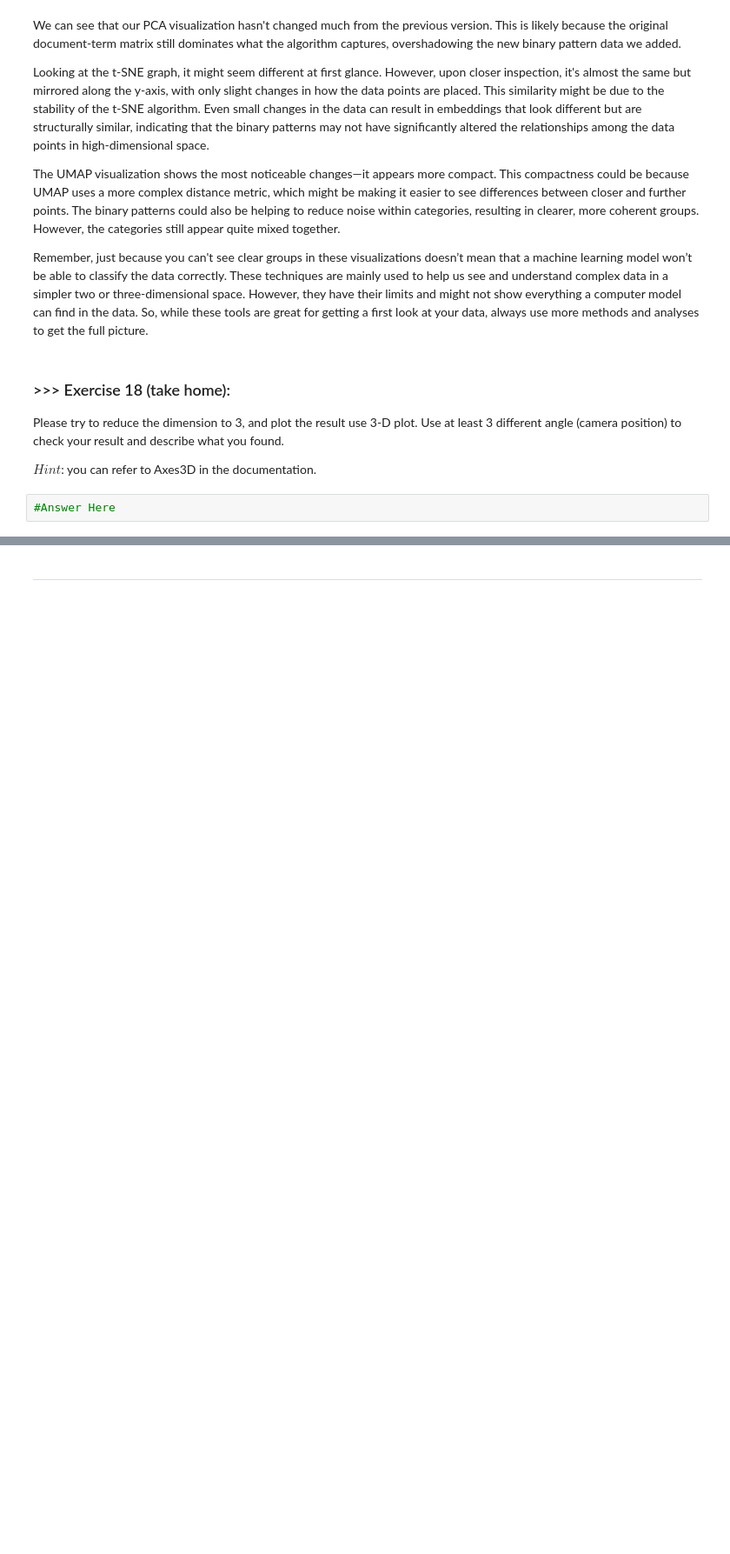
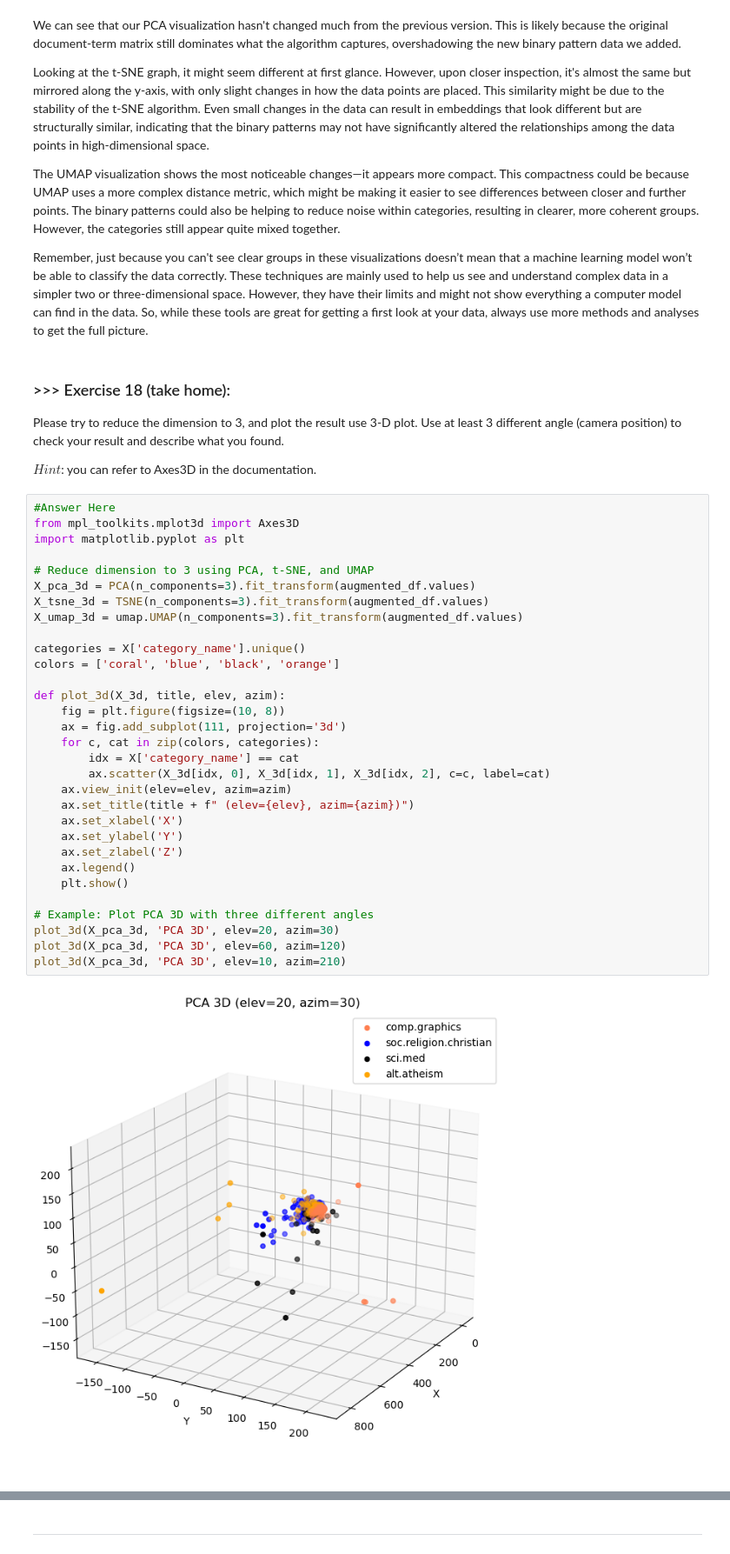
Before and after one commit to ArthurGII/Lab1_WINQWIST_Arthur, a Jupyter notebook: Copie_de_DM2025_Lab1_Master.ipynb, the cells around one changed output, grey strips where cells are left out. Shown at 87% size. Drawn from its saved outputs; the diff is of its cells as text; blank space fills up the shorter version.

```diff
--- a/Copie_de_DM2025_Lab1_Master.ipynb
+++ b/Copie_de_DM2025_Lab1_Master.ipynb
@@ -2092,5 +2150,36 @@ Remember, just because you can't see clear groups in these visualizations doesn
 Please try to reduce the dimension to 3, and plot the result use 3-D plot. Use at least 3 different angle (camera position) to check your result and describe what you found.
 
 $Hint$: you can refer to Axes3D in the documentation.
-# %%
-#Answer Here
+# %%
+#Answer Here
+from mpl_toolkits.mplot3d import Axes3D
+import matplotlib.pyplot as plt
+
+# Reduce dimension to 3 using PCA, t-SNE, and UMAP
+X_pca_3d = PCA(n_components=3).fit_transform(augmented_df.values)
+X_tsne_3d = TSNE(n_components=3).fit_transform(augmented_df.values)
+X_umap_3d = umap.UMAP(n_components=3).fit_transform(augmented_df.values)
+
+categories = X['category_name'].unique()
+colors = ['coral', 'blue', 'black', 'orange']
+
+def plot_3d(X_3d, title, elev, azim):
+    fig = plt.figure(figsize=(10, 8))
+    ax = fig.add_subplot(111, projection='3d')
+    for c, cat in zip(colors, categories):
+        idx = X['category_name'] == cat
+        ax.scatter(X_3d[idx, 0], X_3d[idx, 1], X_3d[idx, 2], c=c, label=cat)
+    ax.view_init(elev=elev, azim=azim)
+    ax.set_title(title + f" (elev={elev}, azim={azim})")
+    ax.set_xlabel('X')
+    ax.set_ylabel('Y')
+    ax.set_zlabel('Z')
+    ax.legend()
+    plt.show()
+
+# Example: Plot PCA 3D with three different angles
+plot_3d(X_pca_3d, 'PCA 3D', elev=20, azim=30)
+plot_3d(X_pca_3d, 'PCA 3D', elev=60, azim=120)
+plot_3d(X_pca_3d, 'PCA 3D', elev=10, azim=210)
+# %% [output]
+[figure, added]
```
Also changed, not shown: parts of 56 cells of this notebook, 1 other file.
